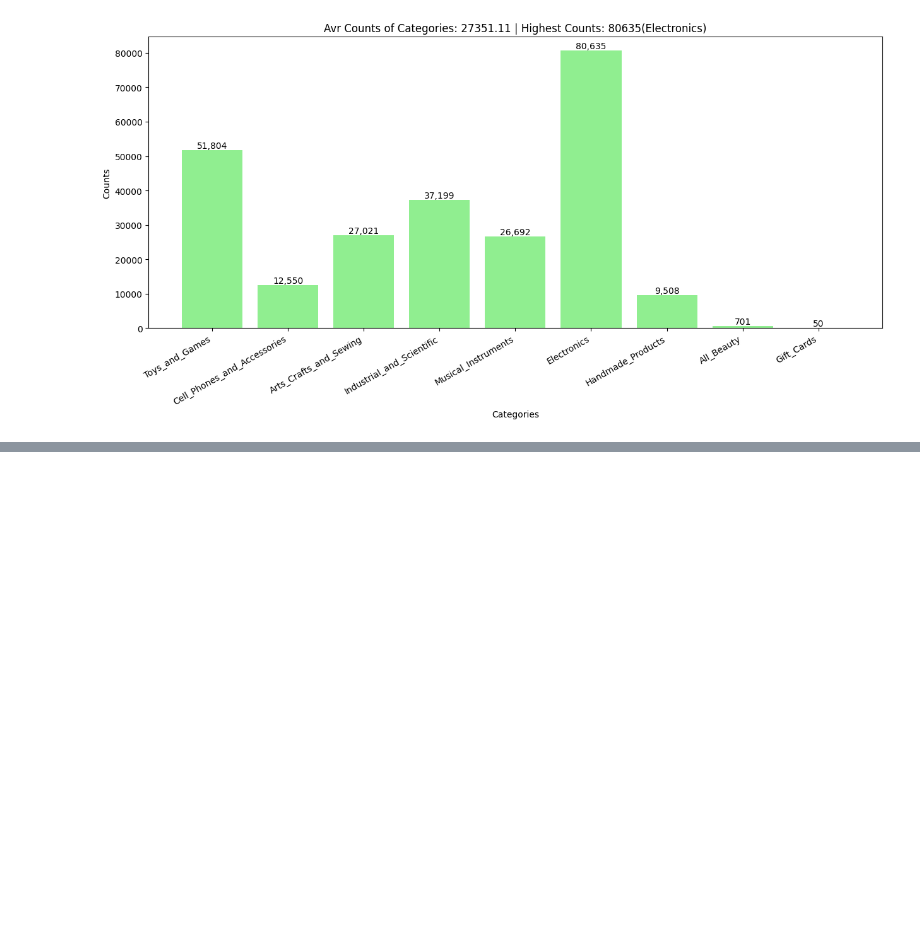
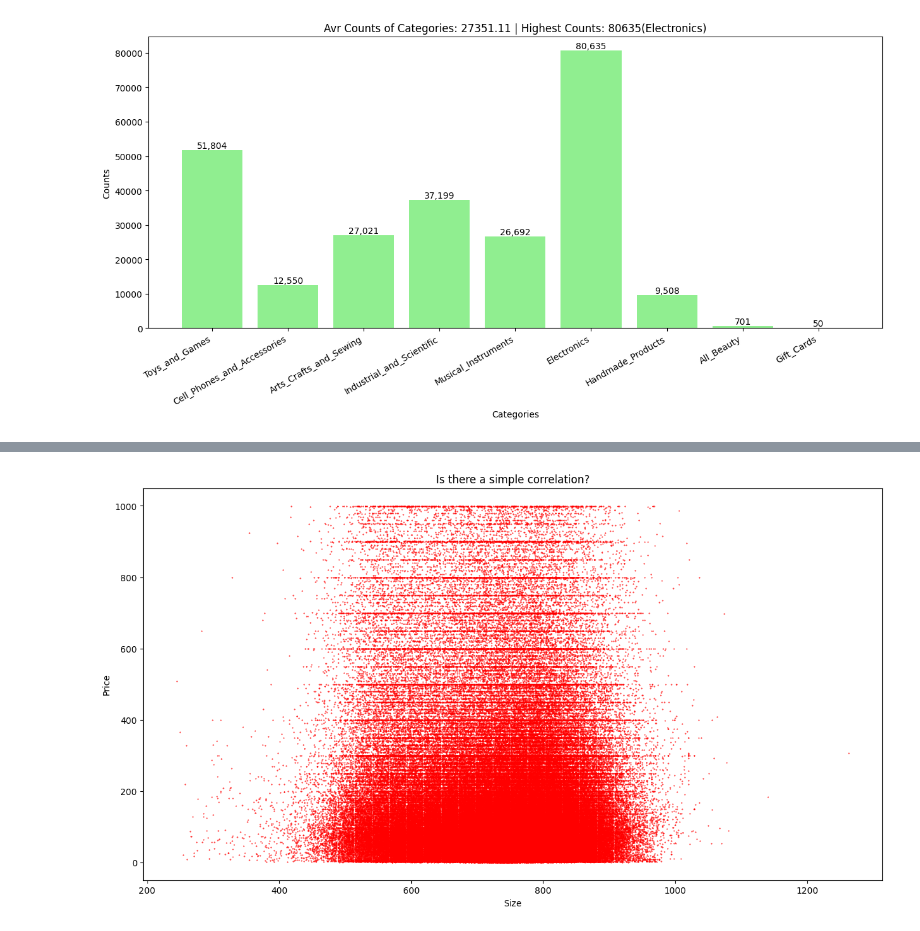
Before and after one commit to mightyoctopus/dataset-curation-data-cleanup, a Jupyter notebook: d2_data_curation_part2.ipynb, the cells around one changed output, grey strips where cells are left out. Saved outputs shown, nothing was run; the diff lists cells and outputs as text; code cells hidden in the pictures; blank space fills up the shorter version.

Commit message:
Added text length and price correleation (scattered chart)

```diff
--- a/d2_data_curation_part2.ipynb
+++ b/d2_data_curation_part2.ipynb
@@ -268,0 +267,21 @@ plt.show()
+# %%
+### Correlation between text verbosity and price
+
+### To Check:
+### if high-end products having longer, more detailed descriptions
+### or cheap products having short, minimal text.
+
+
+sizes = [len(item.prompt) for item in samples]
+prices = [item.price for item in samples]
+
+plt.figure(figsize=(15, 8))
+plt.scatter(sizes, prices, s=0.2, color="red")
+
+plt.title("Is there a simple correlation?")
+plt.xlabel("Size")
+plt.ylabel("Price")
+
+plt.show()
+# %% [output]
+[figure, added]
```
Also changed, not shown: parts of 1 cell of this notebook.
